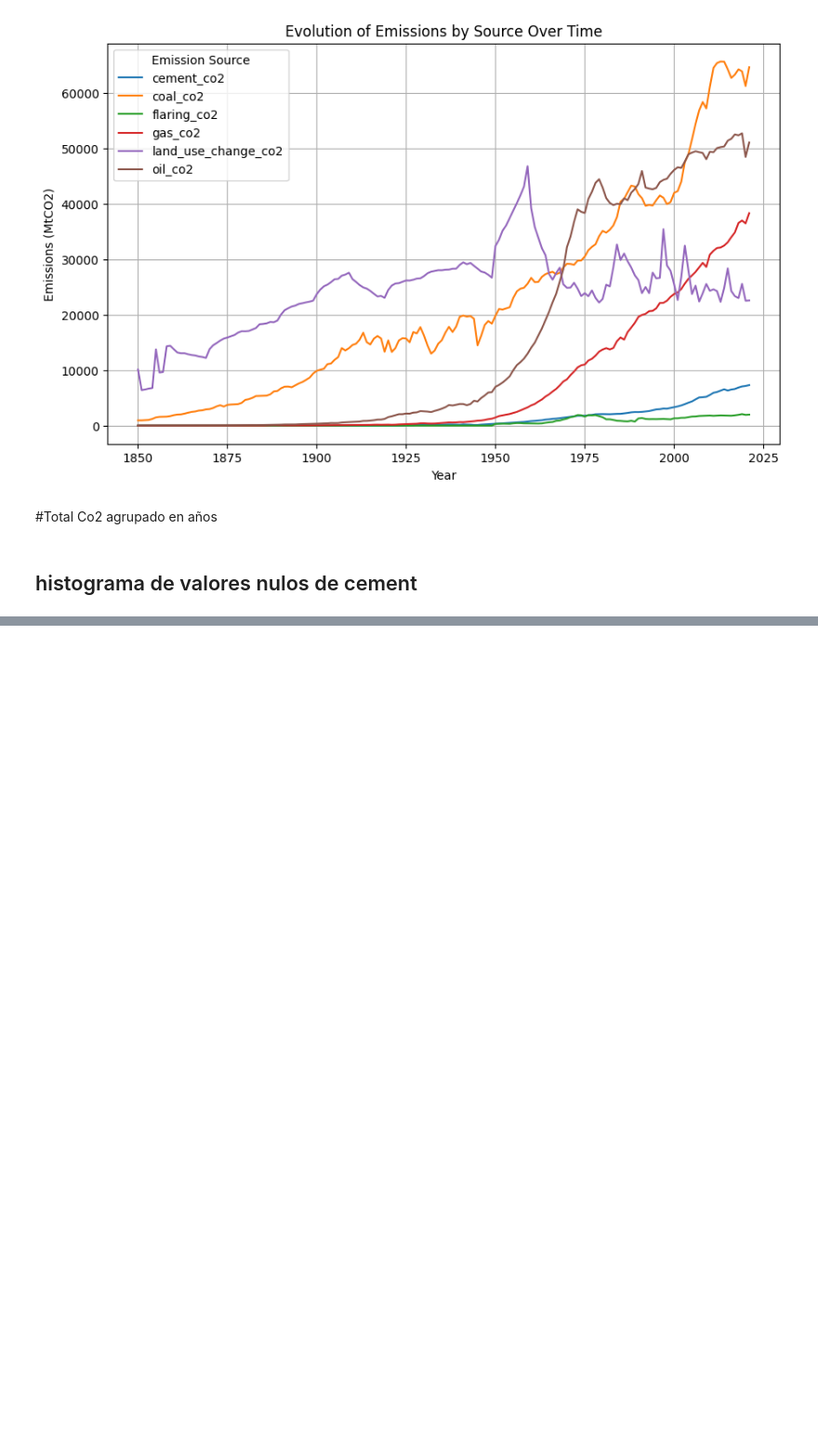
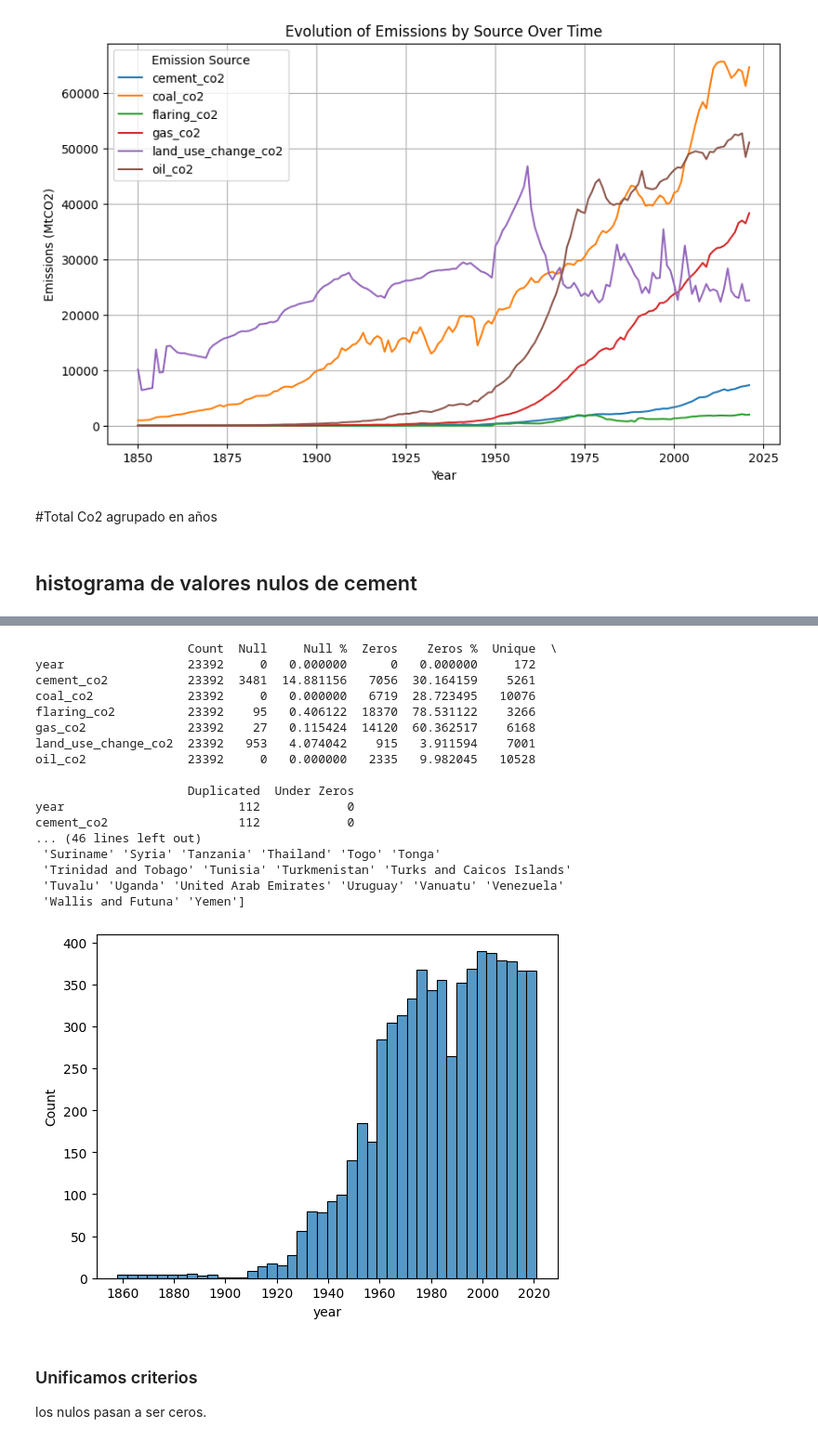
Before and after one commit to Sergio0602/Project-2--EDA, a Jupyter notebook: co2EDA.ipynb, the cells around one changed output, grey strips where cells are left out. Shown at 93% size. Cells and saved outputs as stored; diff of their text form; code cells hidden in the pictures; blank space fills up the shorter version.

Commit message:
data cleaning done

```diff
--- a/co2EDA.ipynb
+++ b/co2EDA.ipynb
@@ -267,0 +279,3 @@ plt.plot(co2_data["year"], co2_data["total_co2"])
+# %%
+df = df[~(df['cement_co2'].isnull() & (df['year'] > 1930))]
+df
@@ -267,0 +303,45 @@ plt.plot(co2_data["year"], co2_data["total_co2"])
+# %%
+info_oil = pd.DataFrame({
+    "Count": [df_it2.shape[0]] * len(df_it2.columns),
+    "Null": df_it2.isnull().sum(),
+    "Null %": df_it2.isnull().mean() * 100,
+    "Zeros": (df_it2 == 0).sum(),
+    "Zeros %": (df_it2 == 0).mean() * 100,
+    "Unique": df_it2.nunique(),
+    "Duplicated": [df_it2.duplicated().sum()] * len(df_it2.columns),
+    "Under Zeros": (df_it2 < 0).sum()
+}, index=df_it2.columns)
+
+print(info_oil)
+
+df_coal_zero = df[df["coal_co2"] == 0][["year", "coal_co2","country"]]
+
+df_coal_zero_grouped = df_coal_zero.groupby("country").count()
+print(df_coal_zero_grouped.sort_values(by="coal_co2"))
+
+print(df_coal_zero["country"].unique())
+sns.histplot(data=df_coal_zero, x="year")
+plt.show()
+# %% [output]
+                     Count  Null     Null %  Zeros    Zeros %  Unique  \
+year                 23392     0   0.000000      0   0.000000     172
+cement_co2           23392  3481  14.881156   7056  30.164159    5261
+coal_co2             23392     0   0.000000   6719  28.723495   10076
+flaring_co2          23392    95   0.406122  18370  78.531122    3266
+gas_co2              23392    27   0.115424  14120  60.362517    6168
+land_use_change_co2  23392   953   4.074042    915   3.911594    7001
+oil_co2              23392     0   0.000000   2335   9.982045   10528
+
+                     Duplicated  Under Zeros
+year                        112            0
+cement_co2                  112            0
+... (46 lines left out)
+ 'Suriname' 'Syria' 'Tanzania' 'Thailand' 'Togo' 'Tonga'
+ 'Trinidad and Tobago' 'Tunisia' 'Turkmenistan' 'Turks and Caicos Islands'
+ 'Tuvalu' 'Uganda' 'United Arab Emirates' 'Uruguay' 'Vanuatu' 'Venezuela'
+ 'Wallis and Futuna' 'Yemen']
+[figure, added]
+# %% [markdown]
+### Unificamos criterios
+
+los nulos pasan a ser ceros.
```
Also changed, not shown: parts of 12 cells of this notebook.
